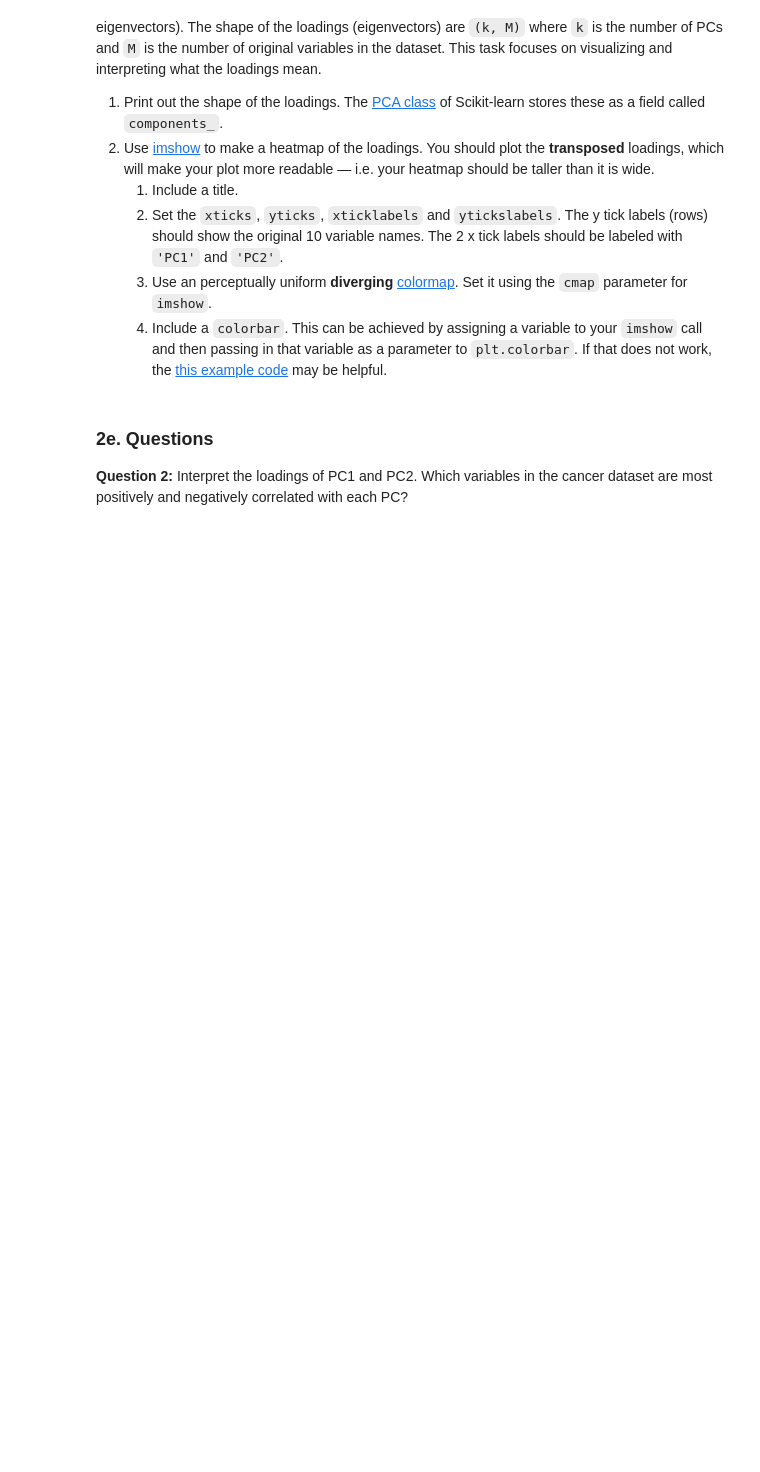
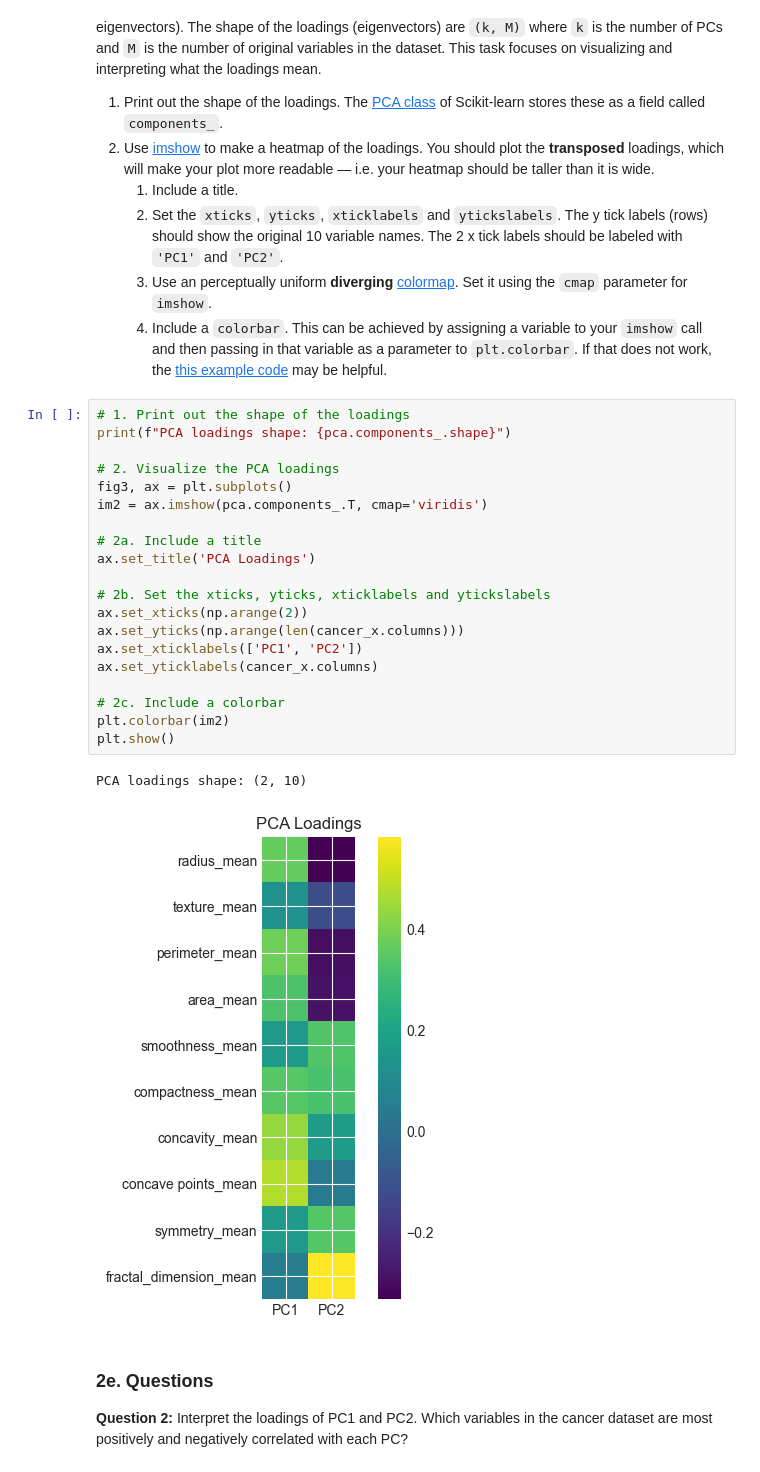
Before and after one commit to schiffinor/dataVisualization, a Jupyter notebook: Project4/Lab04b/Lab04b.ipynb, the cells around one changed output. Drawn from its saved outputs; the diff is of its cells as text; blank space fills up the shorter version.

```diff
--- a/Project4/Lab04b/Lab04b.ipynb
+++ b/Project4/Lab04b/Lab04b.ipynb
@@ -107,6 +227,29 @@ In PCA, the **loadings** refer to the numbers that make up the principal compone
    2. Set the `xticks`, `yticks`, `xticklabels` and `ytickslabels`. The y tick labels (rows) should show the original 10 variable names. The 2 x tick labels should be labeled with `'PC1'` and `'PC2'`.
    3. Use an perceptually uniform **diverging** [colormap](https://matplotlib.org/tutorials/colors/colormaps.html). Set it using the `cmap` parameter for `imshow`.
    4. Include a `colorbar`. This can be achieved by assigning a variable to your `imshow` call and then passing in that variable as a parameter to `plt.colorbar`. If that does not work, the [this example code](https://matplotlib.org/stable/gallery/images_contours_and_fields/image_annotated_heatmap.html#using-the-helper-function-code-style) may be helpful.
+# %%
+# 1. Print out the shape of the loadings
+print(f"PCA loadings shape: {pca.components_.shape}")
+
+# 2. Visualize the PCA loadings
+fig3, ax = plt.subplots()
+im2 = ax.imshow(pca.components_.T, cmap='viridis')
+
+# 2a. Include a title
+ax.set_title('PCA Loadings')
+
+# 2b. Set the xticks, yticks, xticklabels and ytickslabels
+ax.set_xticks(np.arange(2))
+ax.set_yticks(np.arange(len(cancer_x.columns)))
+ax.set_xticklabels(['PC1', 'PC2'])
+ax.set_yticklabels(cancer_x.columns)
+
+# 2c. Include a colorbar
+plt.colorbar(im2)
+plt.show()
+# %% [output]
+PCA loadings shape: (2, 10)
+[figure, added]
 # %% [markdown]
 ### 2e. Questions
 
```
Also changed, not shown: parts of 9 cells of this notebook, 9 other files.
